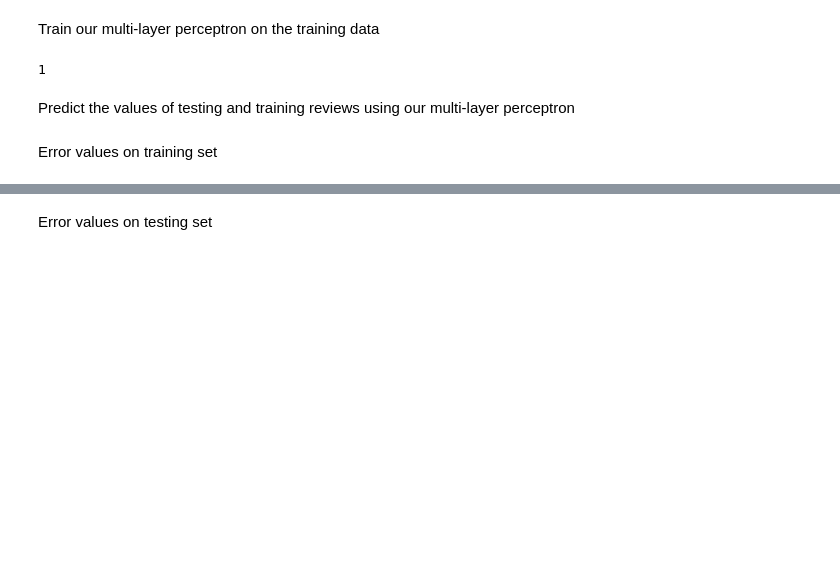
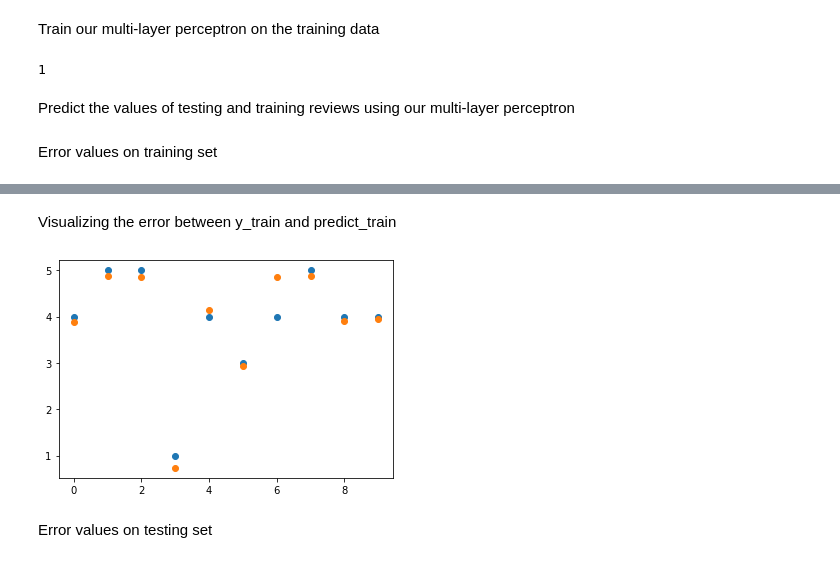
Before and after one commit to ssumachai/CS105-FinalProject, a Jupyter notebook: main.ipynb, the cells around one changed output, grey strips where cells are left out. Cells and saved outputs as stored; diff of their text form; code cells hidden in the pictures; blank space fills up the shorter version.

Commit message:
Add scatterplots to visualize error

```diff
--- a/main.ipynb
+++ b/main.ipynb
@@ -103,3 +103,17 @@ Mean squared error:  0.12842344467704572
+# %% [markdown]
+Visualizing the error between y_train and predict_train
+# %%
+y_t = pd.DataFrame(y_train, columns=['rating'])
+y_t = y.iloc[0:10, :]
+plt.scatter(y_t.index, y_t['rating'])
+
+p_t = pd.Series(predict_train)
+p_t = p_t[0:10]
+plt.scatter(p_t.index, p_t)
+
+plt.show()
+# %% [output]
+[figure, added]
 # %% [markdown]
 Error values on testing set
 # %%
```
Also changed, not shown: parts of 5 cells of this notebook.
